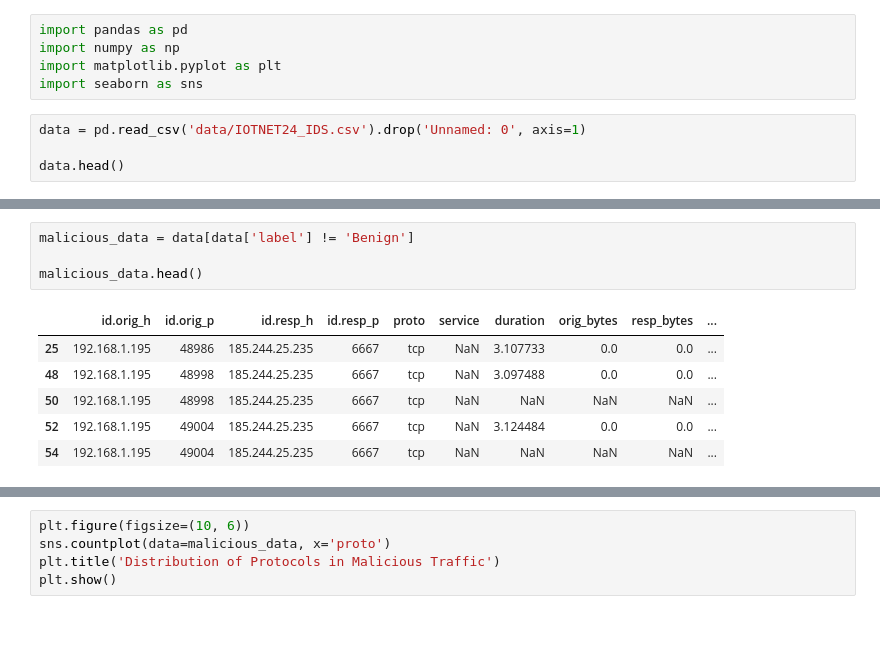
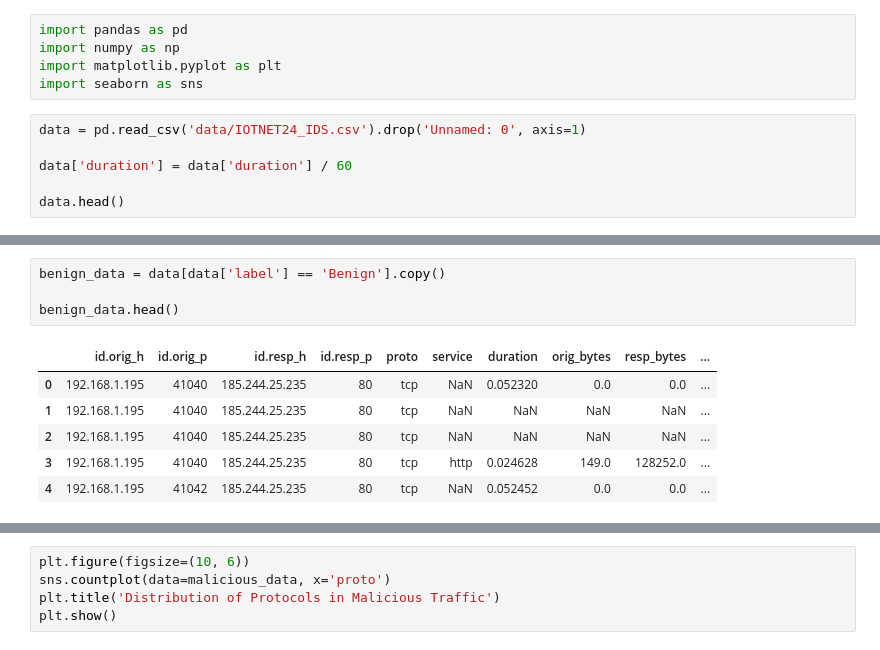
Before and after one commit to sdave777/Internet-of-Things_IDS_Data, a Jupyter notebook: Scratch.ipynb, the cells around one changed output, grey strips where cells are left out. Cells and saved outputs as stored; diff of their text form.

```diff
--- a/Scratch.ipynb
+++ b/Scratch.ipynb
@@ -6,6 +6,8 @@ import seaborn as sns
 # %%
 data = pd.read_csv('data/IOTNET24_IDS.csv').drop('Unnamed: 0', axis=1)
 
+data['duration'] = data['duration'] / 60
+
 data.head()
 # %% [output]
 |  | id.orig_h | id.orig_p | id.resp_h | id.resp_p | proto | service | duration | orig_bytes | resp_bytes | ... |
@@ -17,11 +34,11 @@ data.head()
 # %%
-malicious_data = data[data['label'] != 'Benign']
+benign_data = data[data['label'] == 'Benign'].copy()
 
-malicious_data.head()
+benign_data.head()
 # %% [output]
 |  | id.orig_h | id.orig_p | id.resp_h | id.resp_p | proto | service | duration | orig_bytes | resp_bytes | ... |
-| 25 | 192.168.1.195 | 48986 | 185.244.25.235 | 6667 | tcp | NaN | 3.107733 | 0.0 | 0.0 | ... |
-| 48 | 192.168.1.195 | 48998 | 185.244.25.235 | 6667 | tcp | NaN | 3.097488 | 0.0 | 0.0 | ... |
-| 50 | 192.168.1.195 | 48998 | 185.244.25.235 | 6667 | tcp | NaN | NaN | NaN | NaN | ... |
-| 52 | 192.168.1.195 | 49004 | 185.244.25.235 | 6667 | tcp | NaN | 3.124484 | 0.0 | 0.0 | ... |
-| 54 | 192.168.1.195 | 49004 | 185.244.25.235 | 6667 | tcp | NaN | NaN | NaN | NaN | ... |
+| 0 | 192.168.1.195 | 41040 | 185.244.25.235 | 80 | tcp | NaN | 0.052320 | 0.0 | 0.0 | ... |
+| 1 | 192.168.1.195 | 41040 | 185.244.25.235 | 80 | tcp | NaN | NaN | NaN | NaN | ... |
+| 2 | 192.168.1.195 | 41040 | 185.244.25.235 | 80 | tcp | NaN | NaN | NaN | NaN | ... |
+| 3 | 192.168.1.195 | 41040 | 185.244.25.235 | 80 | tcp | http | 0.024628 | 149.0 | 128252.0 | ... |
+| 4 | 192.168.1.195 | 41042 | 185.244.25.235 | 80 | tcp | NaN | 0.052452 | 0.0 | 0.0 | ... |
```
Also changed, not shown: parts of 15 cells of this notebook, 4 other files.
